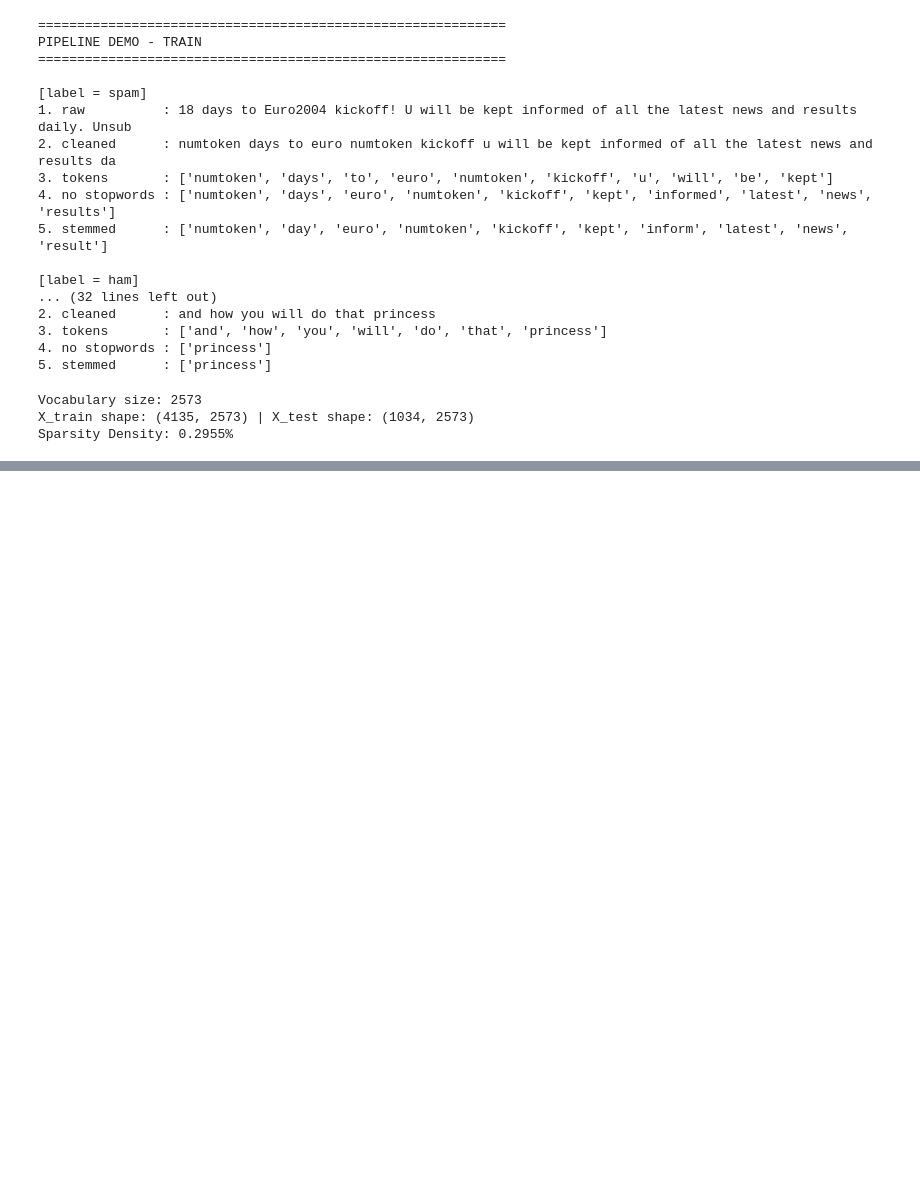
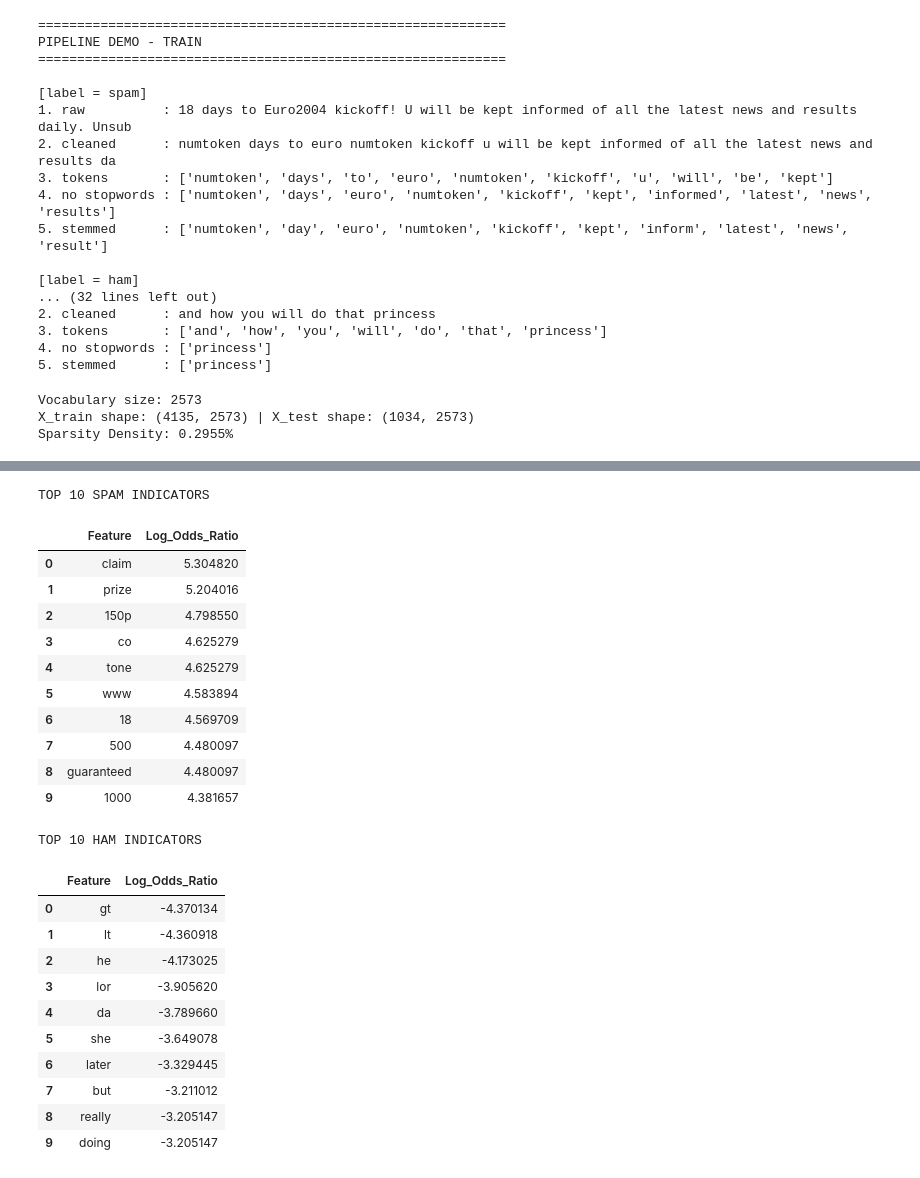
Before and after one commit to barrevivo299-design/SMS-Spam-Classification-NaiveBayes, a Jupyter notebook: SMS_Spam_Classification_NaiveBayes.ipynb, the cells around one changed output, grey strips where cells are left out. Saved outputs shown, nothing was run; the diff lists cells and outputs as text; code cells hidden in the pictures; blank space fills up the shorter version.

```diff
--- a/SMS_Spam_Classification_NaiveBayes.ipynb
+++ b/SMS_Spam_Classification_NaiveBayes.ipynb
@@ -397,0 +790,55 @@ class CustomNaiveBayes:
+# %%
+import numpy as np
+import pandas as pd
+
+final_vectorizer = CountVectorizer()
+X_full_train = final_vectorizer.fit_transform(train_df['Message'])
+y_full_train = np.where(train_df['Category'] == 'spam', 1, 0)
+
+final_model = MultinomialNB()
+final_model.fit(X_full_train, y_full_train)
+
+log_prob_ham = final_model.feature_log_prob_[0]
+log_prob_spam = final_model.feature_log_prob_[1]
+
+log_odds_ratios = log_prob_spam - log_prob_ham
+feature_names = final_vectorizer.get_feature_names_out()
+
+importance_df = pd.DataFrame({
+    'Feature': feature_names,
+    'Log_Odds_Ratio': log_odds_ratios
+})
+
+top_spam = importance_df.sort_values(by='Log_Odds_Ratio', ascending=False).head(10).reset_index(drop=True)
+top_ham = importance_df.sort_values(by='Log_Odds_Ratio', ascending=True).head(10).reset_index(drop=True)
+
+print("TOP 10 SPAM INDICATORS")
+display(top_spam)
+
+print("\nTOP 10 HAM INDICATORS")
+display(top_ham)
+# %% [output]
+TOP 10 SPAM INDICATORS
+|  | Feature | Log_Odds_Ratio |
+| 0 | claim | 5.304820 |
+| 1 | prize | 5.204016 |
+| 2 | 150p | 4.798550 |
+| 3 | co | 4.625279 |
+| 4 | tone | 4.625279 |
+| 5 | www | 4.583894 |
+| 6 | 18 | 4.569709 |
+| 7 | 500 | 4.480097 |
+| 8 | guaranteed | 4.480097 |
+| 9 | 1000 | 4.381657 |
+TOP 10 HAM INDICATORS
+|  | Feature | Log_Odds_Ratio |
+| 0 | gt | -4.370134 |
+| 1 | lt | -4.360918 |
+| 2 | he | -4.173025 |
+| 3 | lor | -3.905620 |
+| 4 | da | -3.789660 |
+| 5 | she | -3.649078 |
+| 6 | later | -3.329445 |
+| 7 | but | -3.211012 |
+| 8 | really | -3.205147 |
+| 9 | doing | -3.205147 |
```
Also changed, not shown: parts of 16 cells of this notebook.
